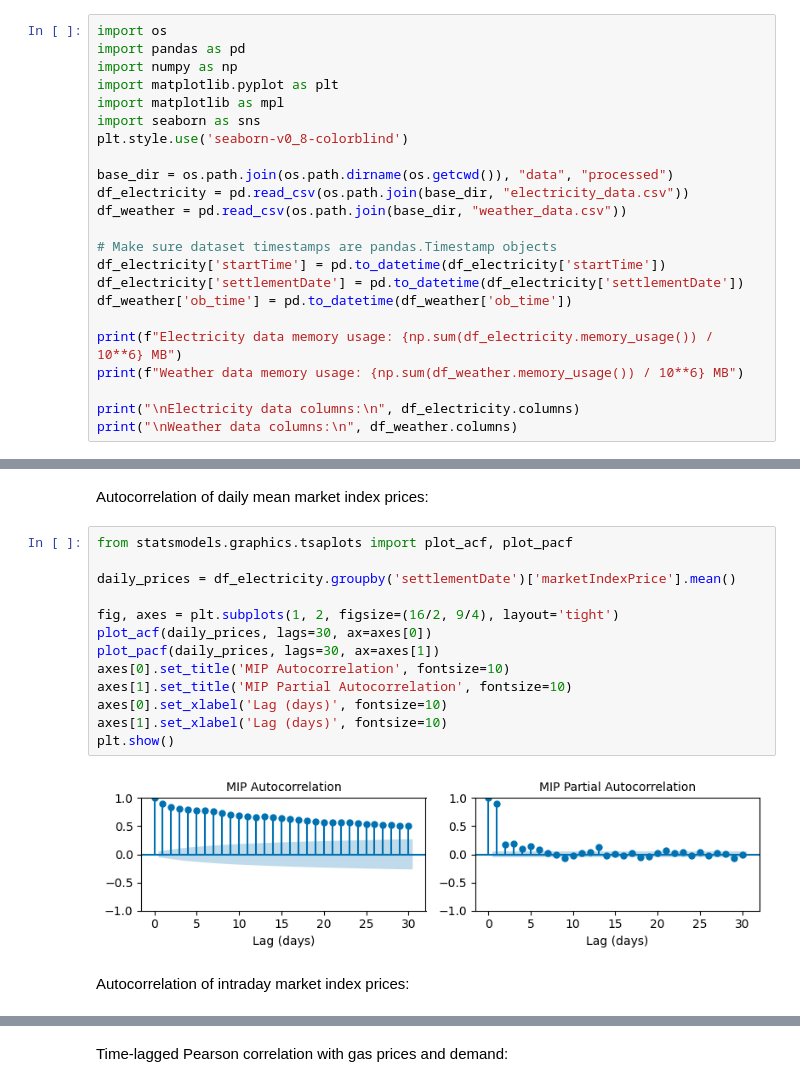
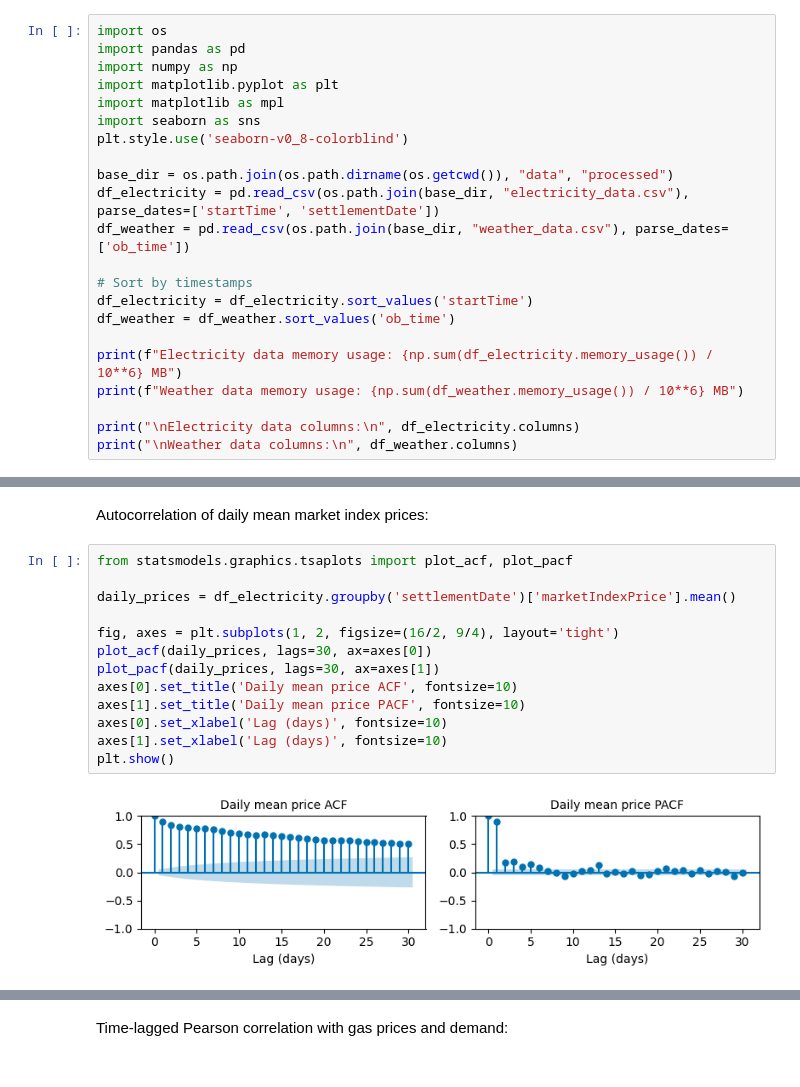
Before and after one commit to christianfenton/electricity_pricing, a Jupyter notebook: notebooks/exploratory_analysis.ipynb, the cells around one changed output, grey strips where cells are left out. Saved outputs shown, nothing was run; the diff lists cells and outputs as text.

Commit message:
Added more detailed ACF/PACF plots to EDA. Fixed error in example related to information leaking back from future times.

```diff
--- a/notebooks/exploratory_analysis.ipynb
+++ b/notebooks/exploratory_analysis.ipynb
@@ -19,13 +19,12 @@ import seaborn as sns
 plt.style.use('seaborn-v0_8-colorblind')
 
 base_dir = os.path.join(os.path.dirname(os.getcwd()), "data", "processed")
-df_electricity = pd.read_csv(os.path.join(base_dir, "electricity_data.csv"))
-df_weather = pd.read_csv(os.path.join(base_dir, "weather_data.csv"))
+df_electricity = pd.read_csv(os.path.join(base_dir, "electricity_data.csv"), parse_dates=['startTime', 'settlementDate'])
+df_weather = pd.read_csv(os.path.join(base_dir, "weather_data.csv"), parse_dates=['ob_time'])
 
-# Make sure dataset timestamps are pandas.Timestamp objects
-df_electricity['startTime'] = pd.to_datetime(df_electricity['startTime'])
-df_electricity['settlementDate'] = pd.to_datetime(df_electricity['settlementDate'])
-df_weather['ob_time'] = pd.to_datetime(df_weather['ob_time'])
+# Sort by timestamps
+df_electricity = df_electricity.sort_values('startTime')
+df_weather = df_weather.sort_values('ob_time')
 
 print(f"Electricity data memory usage: {np.sum(df_electricity.memory_usage()) / 10**6} MB")
 print(f"Weather data memory usage: {np.sum(df_weather.memory_usage()) / 10**6} MB")
@@ -554,17 +605,15 @@ Autocorrelation of daily mean market index prices:
 # %%
 from statsmodels.graphics.tsaplots import plot_acf, plot_pacf
 
 daily_prices = df_electricity.groupby('settlementDate')['marketIndexPrice'].mean()
 
 fig, axes = plt.subplots(1, 2, figsize=(16/2, 9/4), layout='tight')
 plot_acf(daily_prices, lags=30, ax=axes[0])
 plot_pacf(daily_prices, lags=30, ax=axes[1])
-axes[0].set_title('MIP Autocorrelation', fontsize=10)
-axes[1].set_title('MIP Partial Autocorrelation', fontsize=10)
+axes[0].set_title('Daily mean price ACF', fontsize=10)
+axes[1].set_title('Daily mean price PACF', fontsize=10)
 axes[0].set_xlabel('Lag (days)', fontsize=10)
 axes[1].set_xlabel('Lag (days)', fontsize=10)
 plt.show()
 # %% [output]
-[figure, old version]
+[figure, new version]
-# %% [markdown]
-Autocorrelation of intraday market index prices:
```
Also changed, not shown: parts of 13 cells of this notebook, 1 other file.
